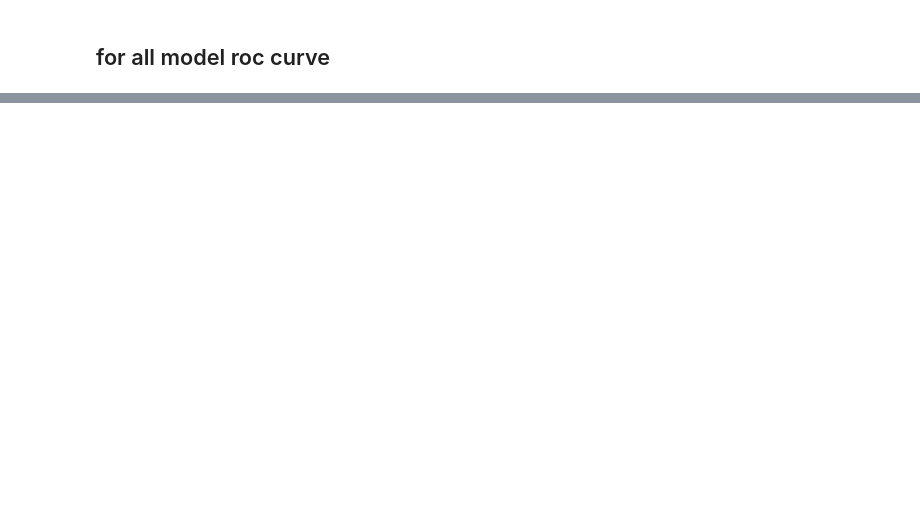
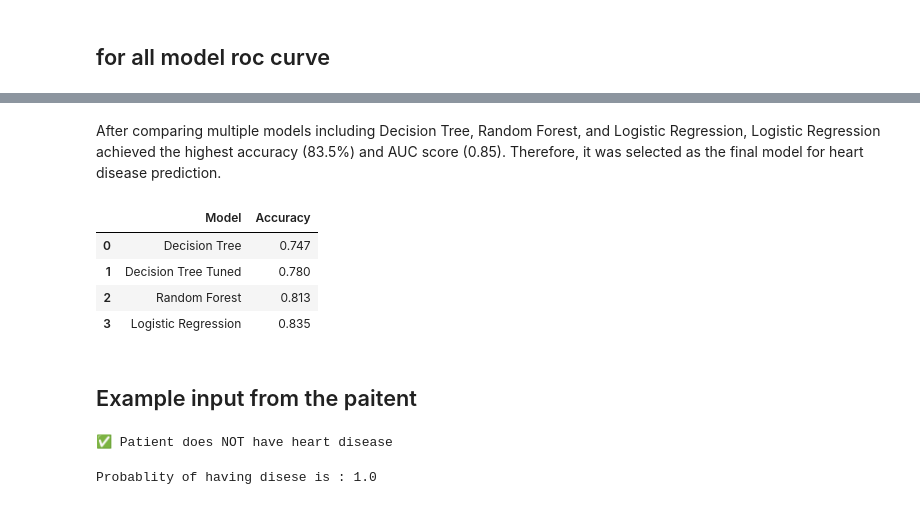
Before and after one commit to AkhiJAIN/Machine_learning_projects, a Jupyter notebook: pr.ipynb, the cells around one changed output, grey strips where cells are left out. Cells and saved outputs as stored; diff of their text form; code cells hidden in the pictures; blank space fills up the shorter version.

```diff
--- a/pr.ipynb
+++ b/pr.ipynb
@@ -356,0 +378,2 @@ plt.show()
+# %% [markdown]
+After comparing multiple models including Decision Tree, Random Forest, and Logistic Regression, Logistic Regression achieved the highest accuracy (83.5%) and AUC score (0.85). Therefore, it was selected as the final model for heart disease prediction.
@@ -356,0 +384,18 @@ plt.show()
+# %%
+import pandas as pd
+
+results = {
+    "Model": ["Decision Tree", "Decision Tree Tuned", "Random Forest", "Logistic Regression"],
+    "Accuracy": [0.747, 0.780, 0.813, 0.835]
+}
+
+results_df = pd.DataFrame(results)
+results_df
+# %% [output]
+|  | Model | Accuracy |
+| 0 | Decision Tree | 0.747 |
+| 1 | Decision Tree Tuned | 0.780 |
+| 2 | Random Forest | 0.813 |
+| 3 | Logistic Regression | 0.835 |
+# %% [markdown]
+## Example input from the paitent
@@ -356,0 +410,9 @@ plt.show()
+# %%
+prediction = model.predict(input_data)
+
+if prediction[0] == 1:
+    print("⚠ Patient has heart disease")
+else:
+    print(" Patient does NOT have heart disease")
+# %% [output]
+✅ Patient does NOT have heart disease
@@ -356,0 +421,5 @@ plt.show()
+# %%
+prdict=model.predict_proba(input_data)
+print("Probablity of having disese is :",prdict[0][1]*100)
+# %% [output]
+Probablity of having disese is : 1.0
```
Also changed, not shown: parts of 14 cells of this notebook, 2 other files.
